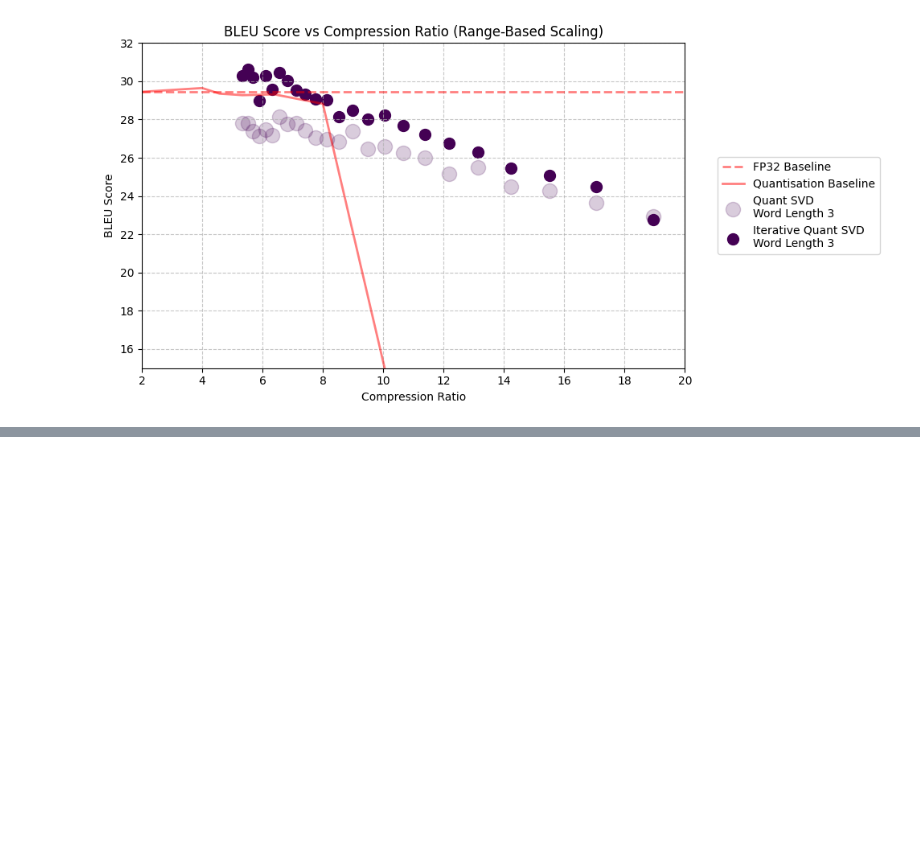
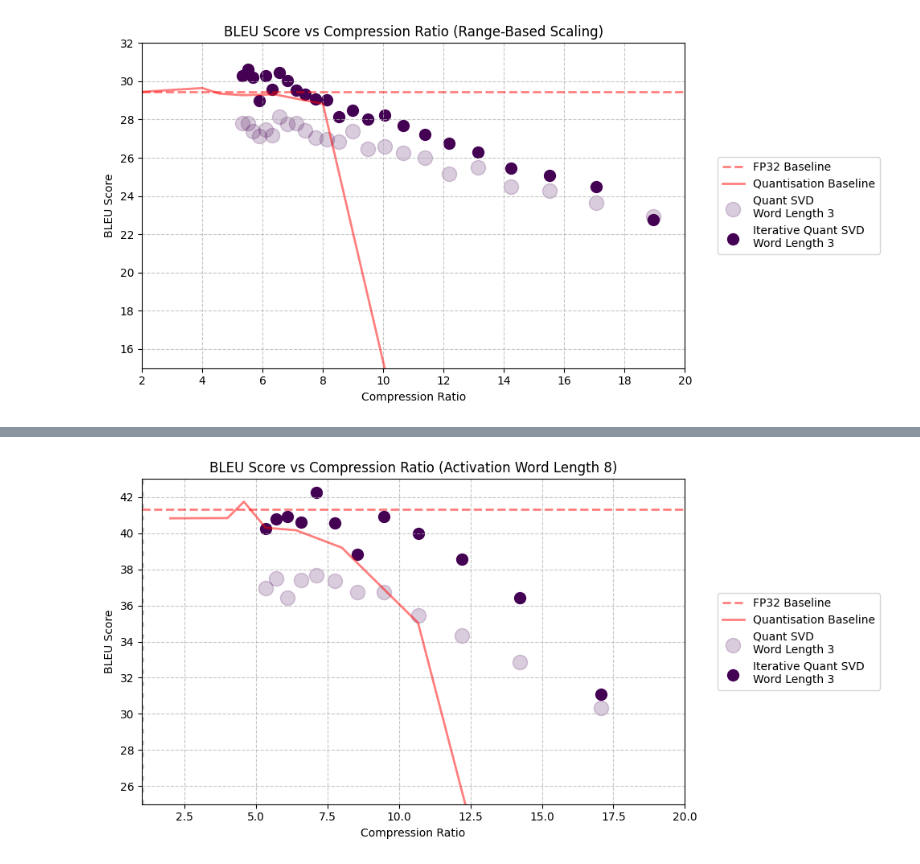
Before and after one commit to justinhuang666666/Approximate-Matrix-Vector-Multiplication, a Jupyter notebook: simulation_result/simulation_quant.ipynb, the cells around one changed output, grey strips where cells are left out. Saved outputs shown, nothing was run; the diff lists cells and outputs as text; code cells hidden in the pictures; blank space fills up the shorter version.

```diff
--- a/simulation_result/simulation_quant.ipynb
+++ b/simulation_result/simulation_quant.ipynb
@@ -1395,0 +1531,91 @@ plt.show()
+# %%
+import pandas as pd
+import matplotlib.pyplot as plt
+import matplotlib.cm as cm
+
+# Load data
+scaling_quant_result = pd.read_csv('quantization_inout_en_de3.csv')
+
+# Set up the plot
+plt.figure(figsize=(10, 5))
+baseline_bleu = 41.337328250540224
+
+# Draw baseline and compression ratio reference lines
+plt.axhline(baseline_bleu, color='red', linestyle='--', linewidth=2, alpha=0.5, label='FP32 Baseline')
+plt.axvline(1, color='gray', linestyle=':', linewidth=4, alpha=0.5)
+
+# Set labels
+plt.title('BLEU Score vs Compression Ratio (Activation Word Length 8)')
+plt.xlabel('Compression Ratio')
+plt.ylabel('BLEU Score')
+
+# Use Viridis colormap
+viridis = cm.get_cmap('viridis', 4)  # Get 4 distinct colors from Viridis
+
+act_wl = 8
+
+# Plot BLEU scores for different scaling methods with rounded dots
+plt.plot(
+    scaling_quant_result[(scaling_quant_result["Activation Word Length"] == act_wl)]["Compression Ratio"],
+    scaling_quant_result[(scaling_quant_result["Activation Word Length"] == act_wl)]["BLEU Score (Range-Based)"],
+    linewidth=2,
+    alpha=0.5,
+    label='Quantisation Baseline',
+    color='red', linestyle='-'  # Round dots for data points
+)
+
+
+# Load the SVD data
+svd_data1 = pd.read_csv('svd_quant_inout_en_de_3.csv')
+svd_data2 = svd_data1
+
+
+# Define the word lengths to plot for the SVD data
+svd_word_lengths = [3]
+svd_word_lengths1 = [3]
+
+# Generate a colormap with Viridis for the SVD plots
+svd_viridis = cm.get_cmap('viridis', len(svd_word_lengths))
+
+# Create a scatter plot for each word length in the SVD data
+for idx, (wl1, wl2) in enumerate(zip(svd_word_lengths,svd_word_lengths1)):
+    # Filter the data for the current word length
+
+    svd_data1_wl = svd_data1[(svd_data1['Activation Word Length'] == act_wl) & (svd_data1['Weight Word Length'] == wl1)]
+    svd_data1_wl1 = svd_data2[(svd_data2['Activation Word Length'] == act_wl) & (svd_data2['Weight Word Length'] == wl2)]
+
+    # Scatter plot for the current word length
+    plt.scatter(
+        svd_data1_wl['Compression Ratio'],
+        svd_data1_wl["Quant SVD BLEU (Range-Based)"],
+        s=170,
+        marker='o',
+        alpha=0.2,
+        color=svd_viridis(idx / len(svd_word_lengths)),
+        label=f'Quant SVD\nWord Length {wl1}'
+    )
+
+    # Scatter plot for the current word length
+    plt.scatter(
+        svd_data1_wl1['Compression Ratio'],
+        svd_data1_wl1["Iterative Quant SVD BLEU (Range-Based)"],
+        s=100,
+        marker='o',
+        alpha=1,
+        color=svd_viridis(idx / len(svd_word_lengths)),
+        label=f'Iterative Quant SVD\nWord Length {wl2}'
+    )
+
+
+
+# Add legend outside the plot
+plt.legend(loc='center left', bbox_to_anchor=(1.05, 0.5))  # Legend outside plotting area
+plt.grid(linestyle='--', alpha=0.7)
+plt.xlim([1,20])
+plt.ylim([25,43])
+
+# Adjust layout and show the plot
+plt.tight_layout(rect=[0, 0, 1, 1])  # Leave space for legend
+plt.show()
+# %% [output]
+[figure, added]
```
Also changed, not shown: parts of 4 cells of this notebook, 4 other files.
